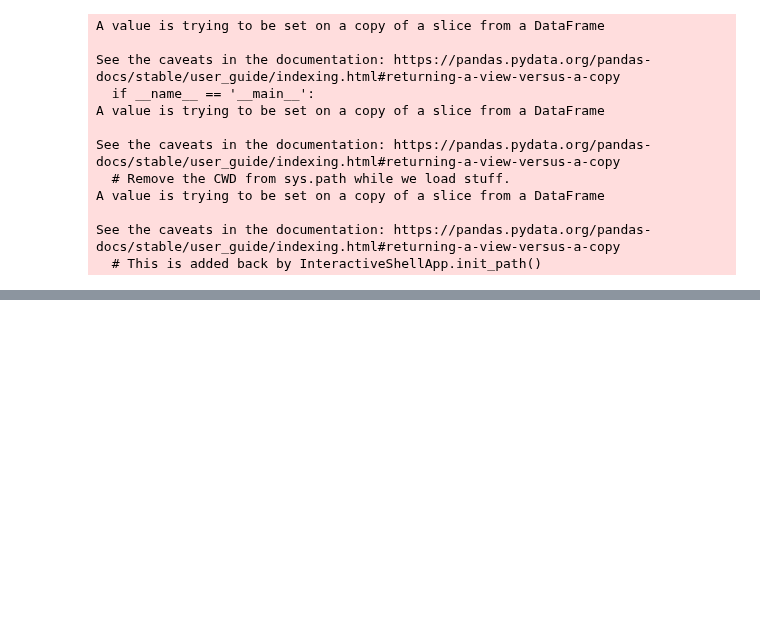
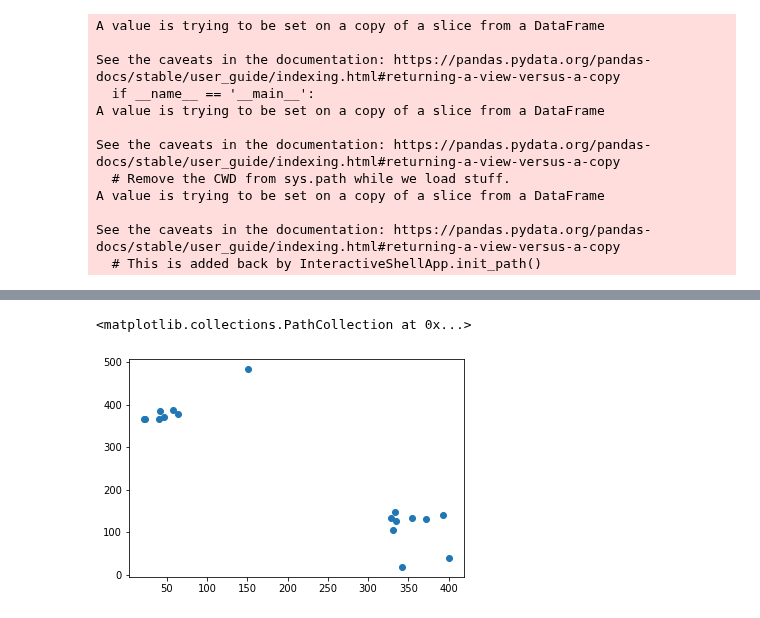
Before and after one commit to PrincetonUniversity/BrainPipe, a Jupyter notebook: tools/analysis/analysis_injection_site_plots.ipynb, the cells around one changed output, grey strips where cells are left out. Saved outputs shown, nothing was run; the diff lists cells and outputs as text; code cells hidden in the pictures; blank space fills up the shorter version.

```diff
--- a/tools/analysis/analysis_injection_site_plots.ipynb
+++ b/tools/analysis/analysis_injection_site_plots.ipynb
@@ -234,0 +355,5 @@ See the caveats in the documentation: https://pandas.pydata.org/pandas-docs/stab
+# %%
+plt.scatter(testz,testx)
+# %% [output]
+<matplotlib.collections.PathCollection at 0x...>
+[figure, added]
```
Also changed, not shown: parts of 32 cells of this notebook, 2 other files.
